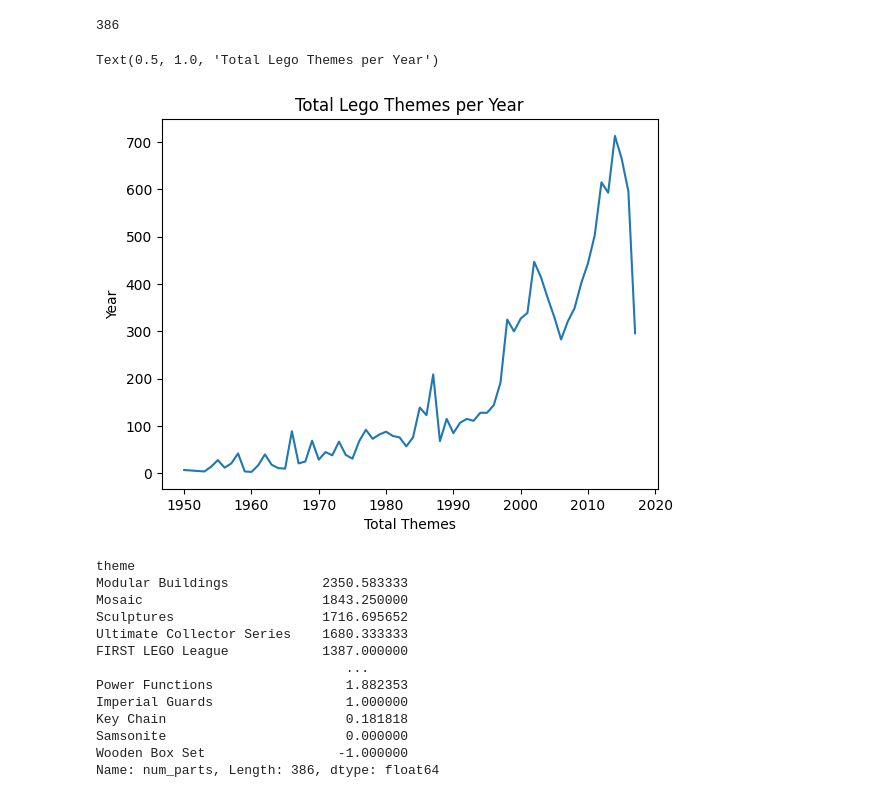
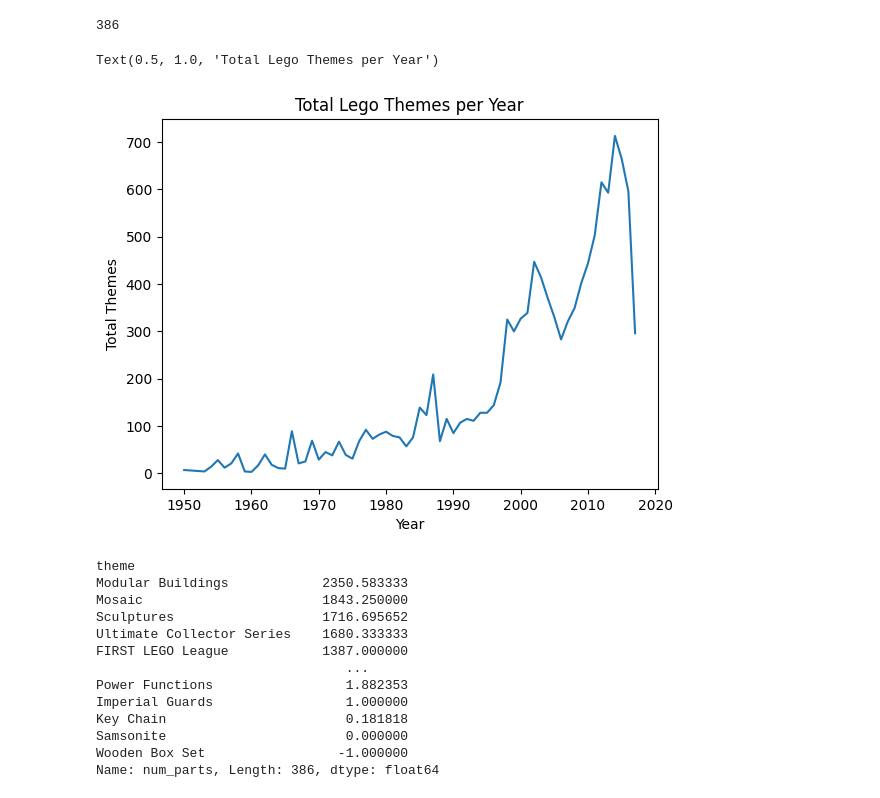
Before and after one commit to iAmBrig12/lego_db_eda, a Jupyter notebook: eda.ipynb, the cells around one changed output. Drawn from its saved outputs; the diff is of its cells as text; code cells hidden in the pictures.

```diff
--- a/eda.ipynb
+++ b/eda.ipynb
@@ -110,14 +110,14 @@ sets_merged.theme.nunique()
 # %%
 themes_by_year = sets_merged.groupby('year')['theme'].count()
 
 fig = sns.lineplot(themes_by_year)
 
-fig.set_xlabel('Total Themes')
-fig.set_ylabel('Year')
+fig.set_ylabel('Total Themes')
+fig.set_xlabel('Year')
 fig.set_title('Total Lego Themes per Year')
 # %% [output]
 Text(0.5, 1.0, 'Total Lego Themes per Year')
-[figure, old version]
+[figure, new version]
 # %%
 avg_pts_theme = sets_merged.groupby('theme')['num_parts'].mean()
 # %%
```
Also changed, not shown: parts of 2 cells of this notebook.
